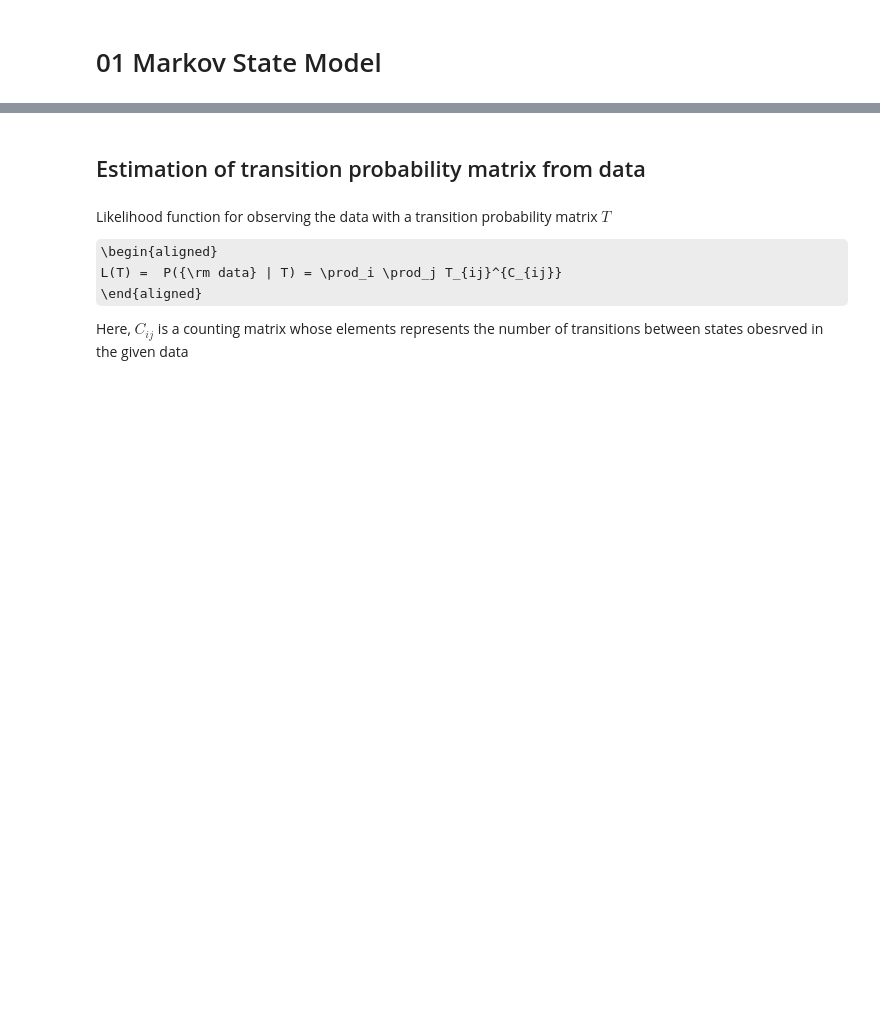
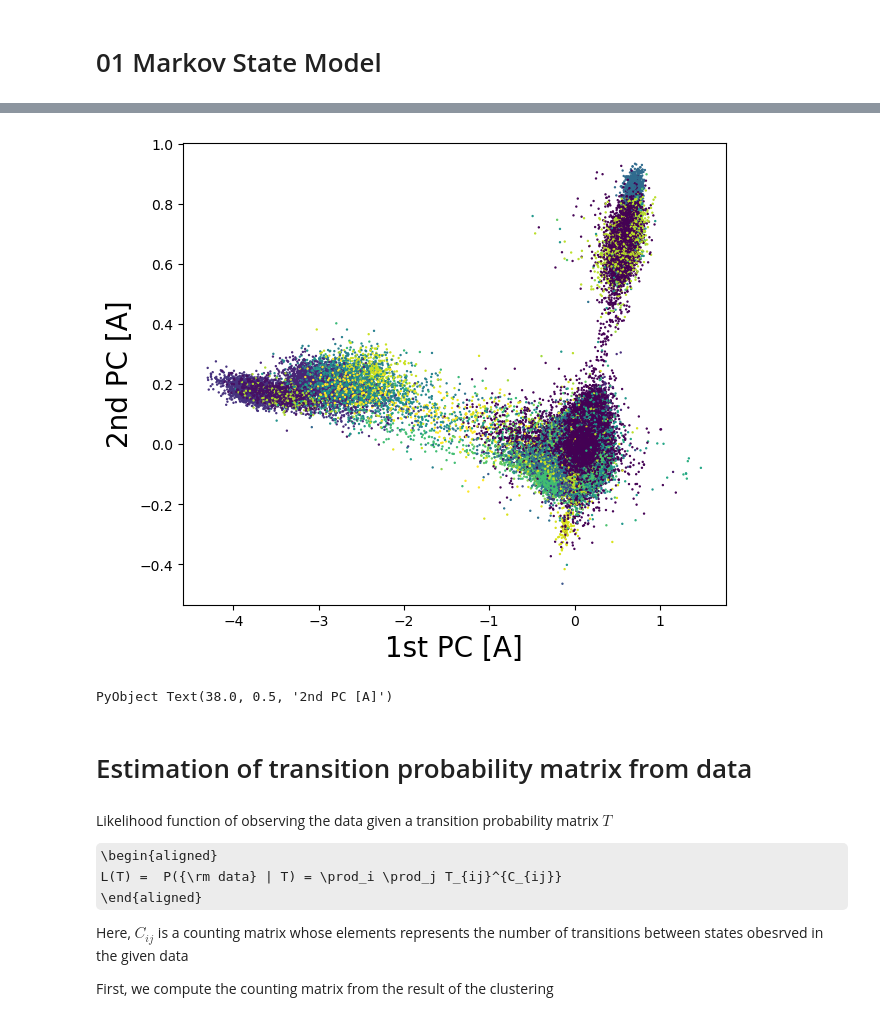
Before and after one commit to matsunagalab/tutorial_hmm, a Jupyter notebook: 01_Markov_State_Model.ipynb, the cells around one changed output, grey strips where cells are left out. Drawn from its saved outputs; the diff is of its cells as text; code cells hidden in the pictures; some formulas as TeX source; blank space fills up the shorter version.

```diff
--- a/01_Markov_State_Model.ipynb
+++ b/01_Markov_State_Model.ipynb
@@ -27,0 +156,13 @@ data = rand(1:10, 10000)
+# %%
+#gr(size=(500,400))
+#scatter(F.projection[10:10:end, 1], F.projection[10:10:end, 2], markersize=2.0, color=F2.indexOfCluster[10:10:end], label=nothing, framestyle=:box)
+#        markerstrokewidth = 0.1)
+#xlabel!("1st PC [A]"); ylabel!("2nd PC [A]")
+
+fig, ax = subplots(figsize=(7, 6))
+ax.scatter(F.projection[:, 1], F.projection[:, 2], s=0.5, c=F2.indexOfCluster)
+xlabel("1st PC [A]",fontsize=20)
+ylabel("2nd PC [A]",fontsize=20)
+# %% [output]
+[figure, added]
+PyObject Text(38.0, 0.5, '2nd PC [A]')
@@ -28,11 +171,13 @@ data = rand(1:10, 10000)
 # %% [markdown]
-## Estimation of transition probability matrix from data
+# Estimation of transition probability matrix from data
 # %% [markdown]
-Likelihood function for observing the data with a transition probability matrix $T$
+Likelihood function of observing the data given a transition probability matrix $T$
 
 \begin{aligned}
   L(T) =  P({\rm data} | T) = \prod_i \prod_j T_{ij}^{C_{ij}}
 \end{aligned}
 
 Here, $C_{ij}$ is a counting matrix whose elements represents the number of transitions between states obesrved in the given data
+
+First, we compute the counting matrix from the result of the clustering
 # %%
```
Also changed, not shown: parts of 29 cells of this notebook, 3 other files.
